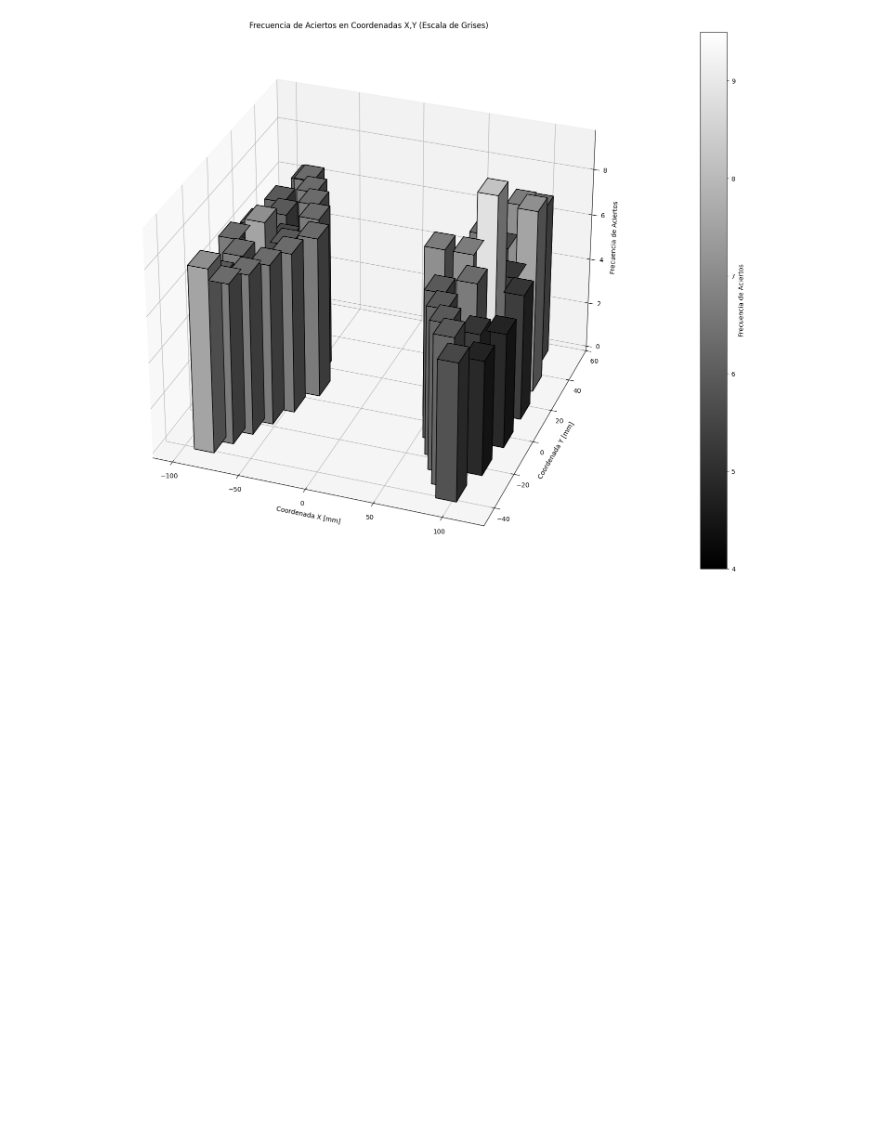
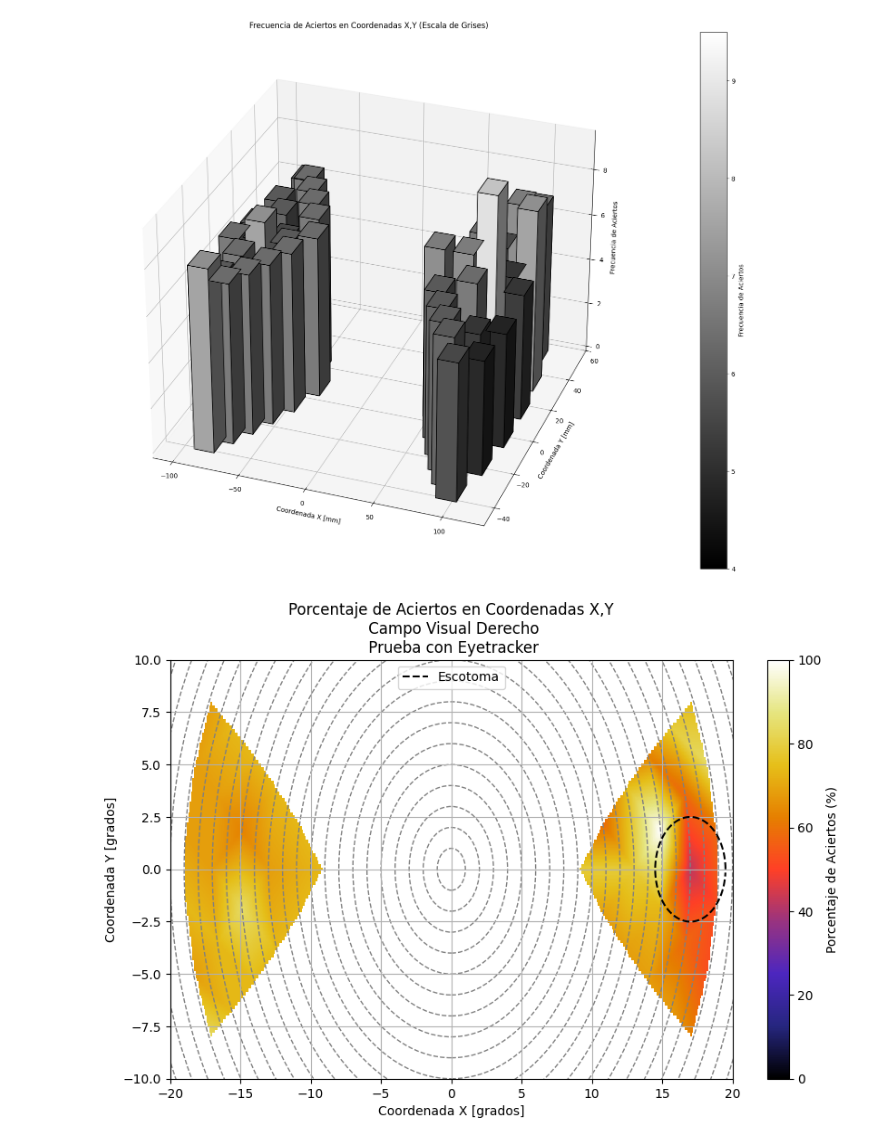
Before and after one commit to paulachaya/Chaya-Paula---Proyecto-de-Graduacion, a Jupyter notebook: Pruebas copia/Analisis de frecuencias.ipynb, the cells around one changed output. Cells and saved outputs as stored; diff of their text form; code cells hidden in the pictures; blank space fills up the shorter version.

```diff
--- a/Pruebas copia/Analisis de frecuencias.ipynb
+++ b/Pruebas copia/Analisis de frecuencias.ipynb
@@ -33,6 +35,6 @@ Archivo 'frecuencia_acierto_total.csv' generado con éxito.
 # %%
 # Cargar el archivo generado previamente
-df = pd.read_csv("frecuencia_acierto_total.csv")
+df = pd.read_csv("frecuencia_acierto_total_derecho.csv")
 
 # Crear la figura y el eje 3D
 fig = plt.figure(figsize=(35, 15))
@@ -70,3 +72,72 @@ plt.title("Frecuencia de Aciertos en Coordenadas X,Y (Escala de Grises)")
 plt.show()
 # %% [output]
 [figure]
+# %%
+
+# Calcular el máximo de aciertos para normalizar a porcentaje
+max_aciertos = df['aciertos'].max()
+
+# Dividir el dataframe en dos secciones: una con x < 0 y otra con x > 0
+df_neg = df[df['coordenada x [mm]'] < 0]
+df_pos = df[df['coordenada x [mm]'] >= 0]
+
+# Interpolar datos para x < 0 y normalizar
+grid_x_neg, grid_y_neg = np.mgrid[
+    mm_a_grados(df_neg['coordenada x [mm]']).min():mm_a_grados(df_neg['coordenada x [mm]']).max():100j,
+    mm_a_grados(df_neg['coordenada y [mm]']).min():mm_a_grados(df_neg['coordenada y [mm]']).max():100j
+]
+grid_z_neg = griddata(
+    (mm_a_grados(df_neg['coordenada x [mm]']), mm_a_grados(df_neg['coordenada y [mm]'])),
+    df_neg['aciertos'] / max_aciertos * 100,  # Normalizar a porcentaje
+    (grid_x_neg, grid_y_neg),
+    method='linear'
+)
+
+# Interpolar datos para x > 0 y normalizar
+grid_x_pos, grid_y_pos = np.mgrid[
+    mm_a_grados(df_pos['coordenada x [mm]']).min():mm_a_grados(df_pos['coordenada x [mm]']).max():100j,
+    mm_a_grados(df_pos['coordenada y [mm]']).min():mm_a_grados(df_pos['coordenada y [mm]']).max():100j
+]
+grid_z_pos = griddata(
+    (mm_a_grados(df_pos['coordenada x [mm]']), mm_a_grados(df_pos['coordenada y [mm]'])),
+    df_pos['aciertos'] / max_aciertos * 100,  # Normalizar a porcentaje
+    (grid_x_pos, grid_y_pos),
+    method='linear'
+)
+
+# Crear la gráfica suavizada
+plt.figure(figsize=(10, 6))
+
+# Mostrar la interpolación para x < 0
+plt.imshow(grid_z_neg.T, extent=(grid_x_neg.min(), grid_x_neg.max(), grid_y_neg.min(), grid_y_neg.max()),
+           origin='lower', cmap='CMRmap', aspect='auto', vmin=0, vmax=100)
+
+# Mostrar la interpolación para x > 0
+plt.imshow(grid_z_pos.T, extent=(grid_x_pos.min(), grid_x_pos.max(), grid_y_pos.min(), grid_y_pos.max()),
+           origin='lower', cmap='CMRmap', aspect='auto', vmin=0, vmax=100)
+
+# Escotoma
+px, py = generar_puntos_circunferencia(2.5, 0, 2 * np.pi, 100, centro=(17, 0))
+plt.plot(px, py, color='black', linestyle='--', label='Escotoma')
+
+# Añadir una barra de color para el porcentaje de aciertos
+plt.colorbar(label='Porcentaje de Aciertos (%)')
+
+# Etiquetas y título
+plt.xlabel('Coordenada X [grados]')
+plt.ylabel('Coordenada Y [grados]')
+plt.xlim(-20,20)
+plt.ylim(-10,10)
+plt.title("Porcentaje de Aciertos en Coordenadas X,Y\n Campo Visual Derecho\n Prueba con Eyetracker")
+plt.grid(True, axis='both')
+plt.legend()  # Muestra la leyenda
+
+# Añadir circunferencias de cuadrícula
+for i in range(0, 30):
+    circulo = Circle((0, 0), i, linestyle='--', facecolor='none', edgecolor='grey')
+    plt.gca().add_artist(circulo)
+
+# Mostrar la gráfica
+plt.show()
+# %% [output]
+[figure, added]
```
Also changed, not shown: parts of 12 cells of this notebook, 38 other files.
